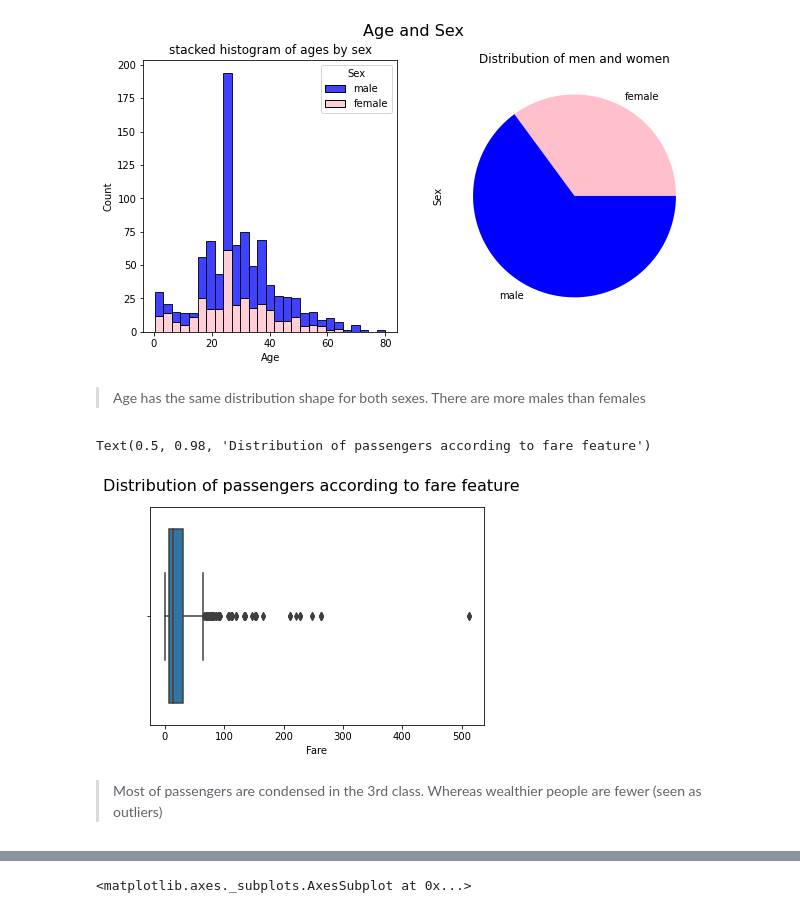
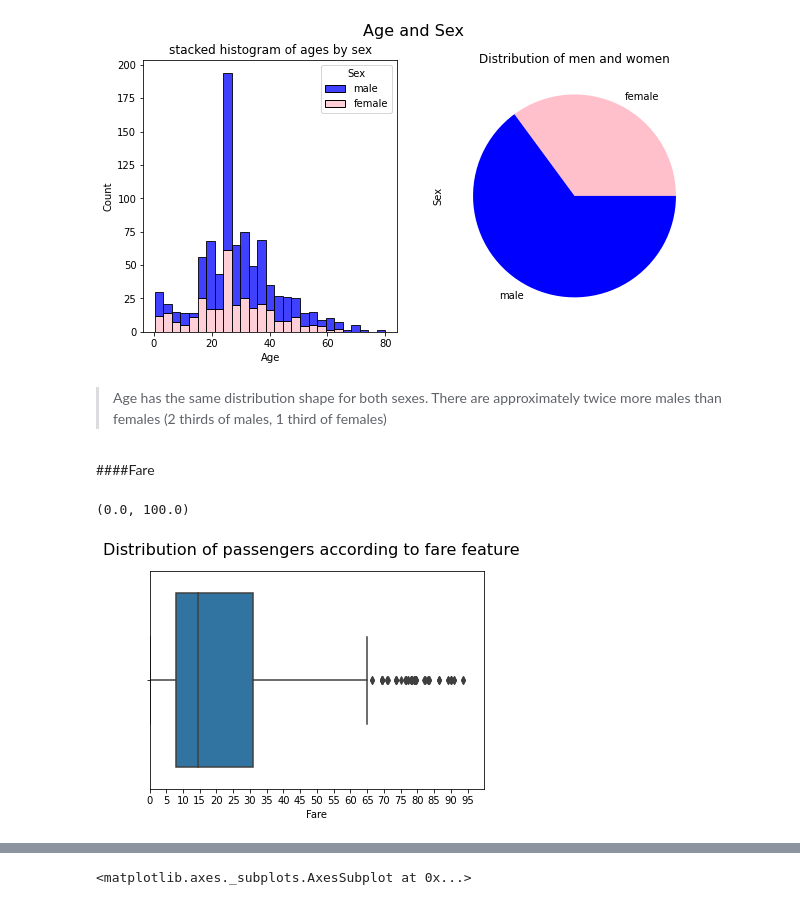
Before and after one commit to nounou-mimi/SIC-checkpoints, a Jupyter notebook: checkpoint3.ipynb, the cells around one changed output, grey strips where cells are left out. Saved outputs shown, nothing was run; the diff lists cells and outputs as text; code cells hidden in the pictures.

```diff
--- a/checkpoint3.ipynb
+++ b/checkpoint3.ipynb
@@ -316,17 +322,15 @@ Text(0.5, 0.98, 'Age and Sex')
 [figure]
 # %% [markdown]
 
-> Age has the same distribution shape for both sexes. There are more males than females
+> Age has the same distribution shape for both sexes. There are approximately twice more males than females (2 thirds of males, 1 third of females)
+# %% [markdown]
+####Fare
 # %%
 fig=plt.figure()
-sns.boxplot(x=data['Fare'])
+a=sns.boxplot(x=data['Fare'])
 fig.suptitle('Distribution of passengers according to fare feature', fontsize=16)
+a.set_xticks(range(0,100,5))
+plt.xlim(0,100)
 # %% [output]
-Text(0.5, 0.98, 'Distribution of passengers according to fare feature')
+(0.0, 100.0)
-[figure, old version]
+[figure, new version]
-# %% [markdown]
-
-
-
-
-> Most of passengers are condensed in the 3rd class. Whereas wealthier people are fewer (seen as outliers)
```
Also changed, not shown: parts of 34 cells of this notebook.
